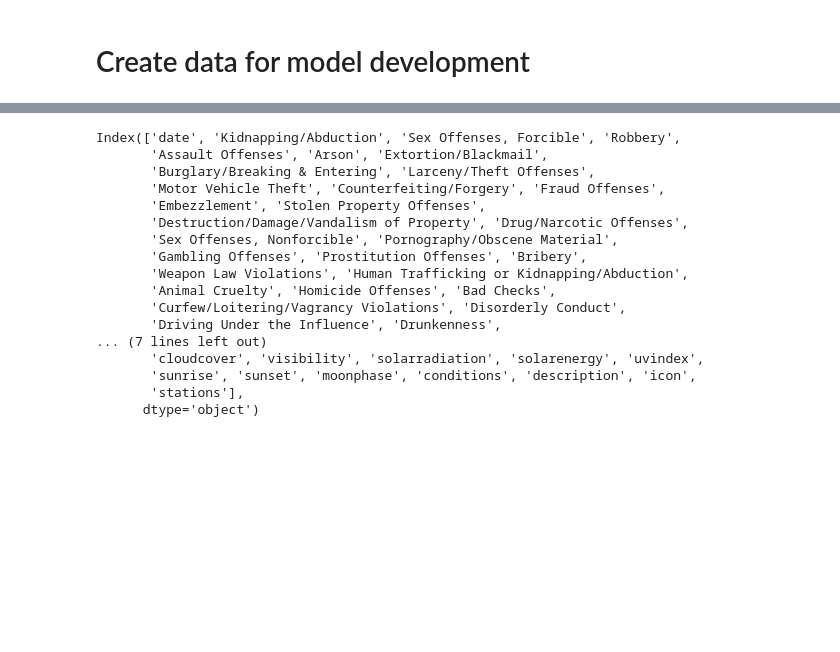
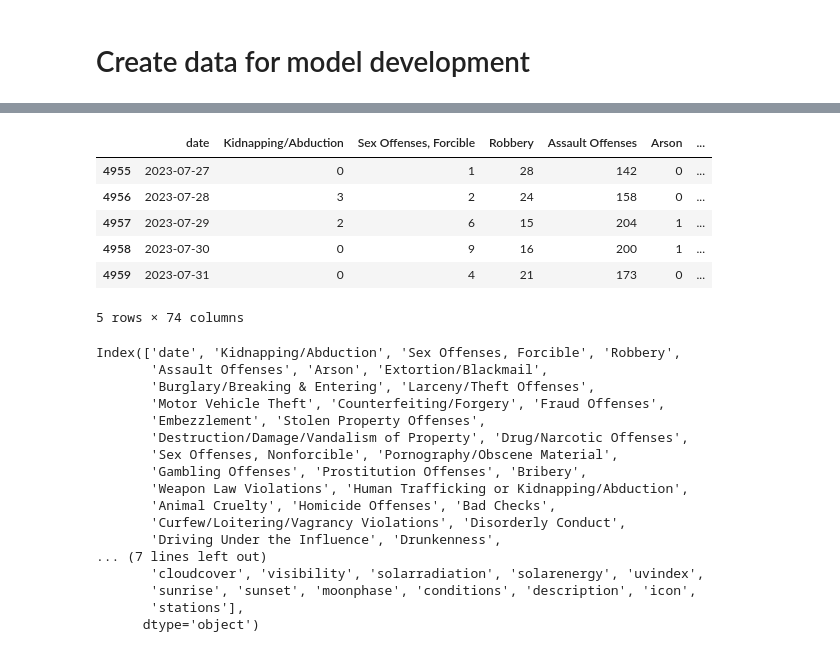
Before and after one commit to KANDUKURIsaikrishna/WeatherCrimeHouston, a Jupyter notebook: Notebooks/task_2_DailyCrimeCount&Weather_SabheenAmmad&XuanQin.ipynb, the cells around one changed output, grey strips where cells are left out. Cells and saved outputs as stored; diff of their text form; code cells hidden in the pictures; blank space fills up the shorter version.

```diff
--- a/Notebooks/task_2_DailyCrimeCount&Weather_SabheenAmmad&XuanQin.ipynb
+++ b/Notebooks/task_2_DailyCrimeCount&Weather_SabheenAmmad&XuanQin.ipynb
@@ -162,3 +191,18 @@ table = table.merge(weather_df, how='left', on='date')
+# %%
+# merge crime and weather data
+table.rename(columns={'Occurrence Date':'date'}, inplace=True)
+table['date'] = pd.to_datetime(table['date'])
+table = table.merge(weather_df, how='left', on='date')
+# %%
+table.tail()
+# %% [output]
+|  | date | Kidnapping/Abduction | Sex Offenses, Forcible | Robbery | Assault Offenses | Arson | ... |
+| 4955 | 2023-07-27 | 0 | 1 | 28 | 142 | 0 | ... |
+| 4956 | 2023-07-28 | 3 | 2 | 24 | 158 | 0 | ... |
+| 4957 | 2023-07-29 | 2 | 6 | 15 | 204 | 1 | ... |
+| 4958 | 2023-07-30 | 0 | 9 | 16 | 200 | 1 | ... |
+| 4959 | 2023-07-31 | 0 | 4 | 21 | 173 | 0 | ... |
+5 rows × 74 columns
 # %%
 table.columns
 # %% [output]
```
Also changed, not shown: parts of 6 cells of this notebook, 1 other file.
